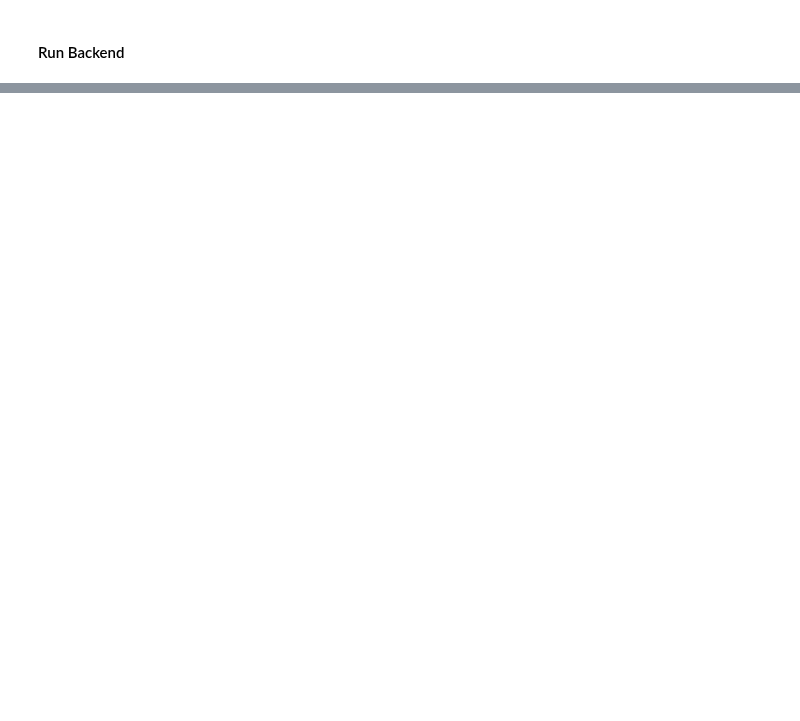
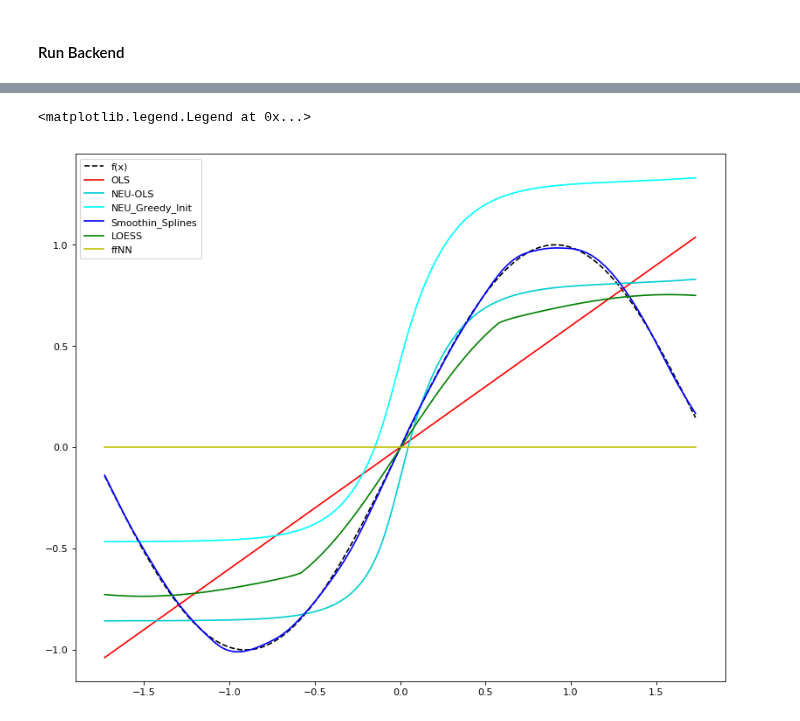
Before and after one commit to AnastasisKratsios/NEU_Non_Euclidean_Upgrading, a Jupyter notebook: Main_NEU_OLS_Interface.ipynb, the cells around one changed output, grey strips where cells are left out. Drawn from its saved outputs; the diff is of its cells as text; code cells hidden in the pictures; blank space fills up the shorter version.

```diff
--- a/Main_NEU_OLS_Interface.ipynb
+++ b/Main_NEU_OLS_Interface.ipynb
@@ -54,5 +56,0 @@ To change all layers to have dtype float64 by default, call `tf.keras.backend.se
-# %%
-# Train Full Model Using Initializatoins
-NEU_OLS = build_reconfiguration(NEU_OLS_Greedy_init,data_NEU,NEU_targets,Full_Epochs)
-# Prediction
-NEU_OLS_prediction = NEU_OLS(data_NEU)
@@ -61,11 +57,20 @@ NEU_OLS_prediction = NEU_OLS(data_NEU)
 # %%
 # Adjust Figure Details
-plt.figure(num=None, figsize=(12, 10), dpi=80, facecolor='w', edgecolor='k')
+plt.figure(num=None,figsize=(12, 10), dpi=80, facecolor='w', edgecolor='k')
 
-# Plot Models
-plt.plot(data_x,true_y,color='k',label='true',linestyle='--')
-plt.plot(data_x,NEU_OLS_prediction,color='Aqua',label='NEU-OLS')
-plt.plot(data_x,ffNN_prediction,color='y',label='ffNN')
-plt.plot(data_x,f_hat_smoothing_splines,color='b',label='Smoothin_Splines')
-plt.plot(data_x,f_hat_lowess,color='g',label='LOESS')
-plt.plot(data_x,model_pred_y,color='r',label='NEU-OLS')
+# Plot Data
+fx = plt.plot(data_x,true_y,color='k',label='f(x)',linestyle='--')
+
+# # Models
+OLS = plt.plot(data_x,model_pred_y,color='r',label="OLS")
+NEUOLS = plt.plot(data_x,NEU_OLS_prediction,color='Darkturquoise',label='NEU-OLS')
+NEUOLS_Greedy = plt.plot(data_x,NEU_OLS_greedy_initializations,color='Aqua',label='NEU_Greedy_Init')
+Splines = plt.plot(data_x,f_hat_smoothing_splines,color='b',label='Smoothin_Splines')
+LOESS = plt.plot(data_x,f_hat_LOESS,color='g',label='LOESS')
+ffNN = plt.plot(data_x,ffNN_prediction,color='y',label='ffNN')
+
+# Legend
+plt.legend()
+# %% [output]
+<matplotlib.legend.Legend at 0x...>
+[figure, added]
```
Also changed, not shown: parts of 5 cells of this notebook, 2 other files.
